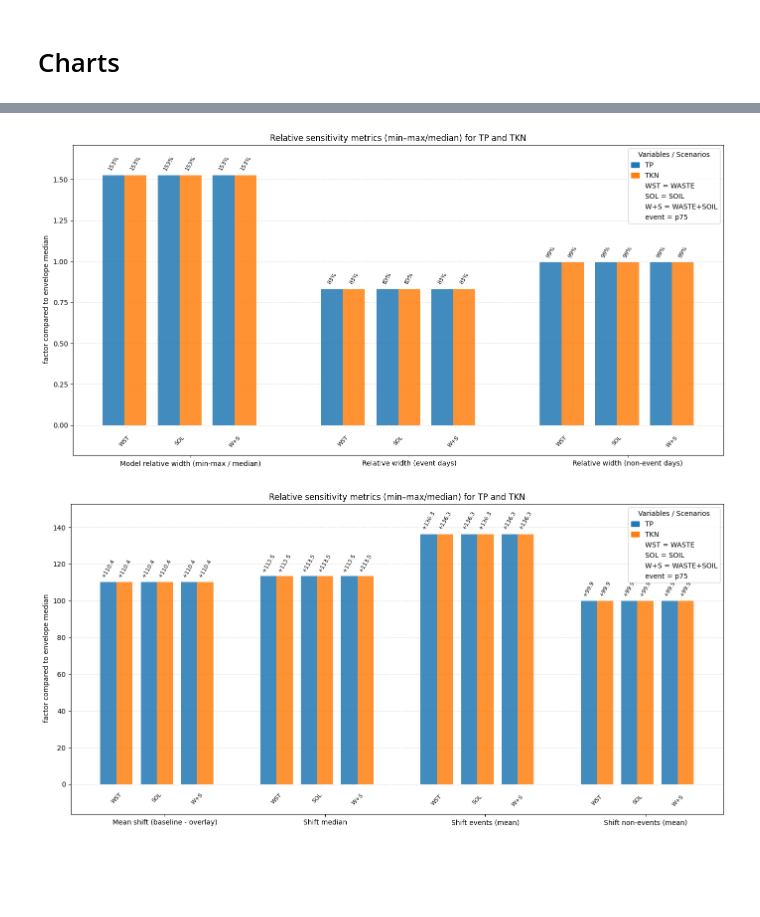
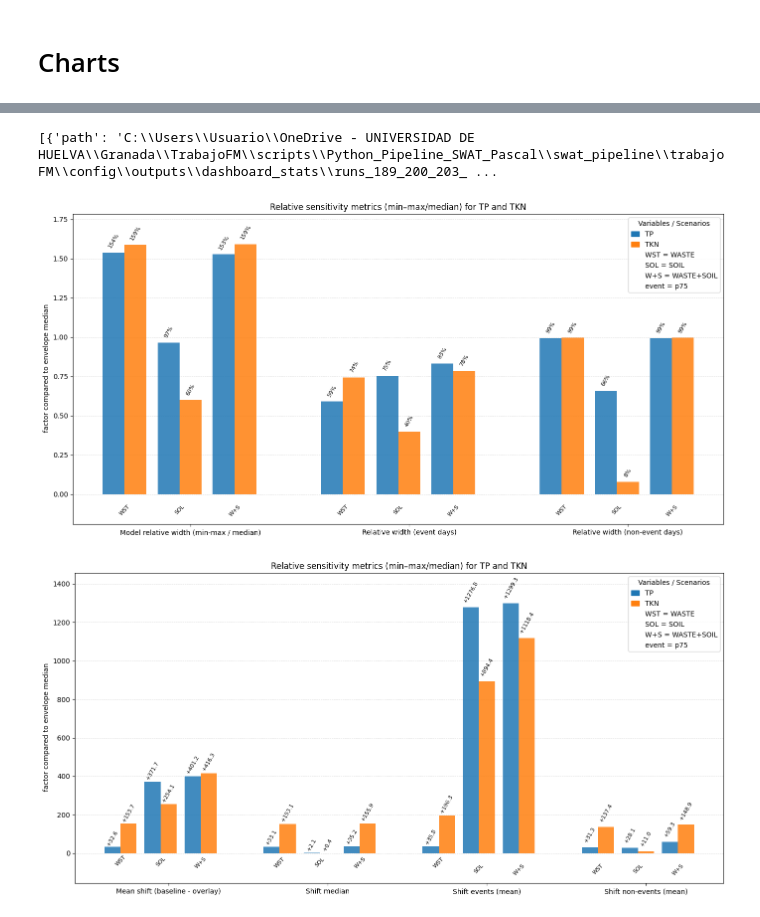
Before and after one commit to bvorak/swat_pipeline, a Jupyter notebook: trabajoFM/notebooks/04_sensitivity_stats.ipynb, the cells around one changed output, grey strips where cells are left out. Drawn from its saved outputs; the diff is of its cells as text; code cells hidden in the pictures; blank space fills up the shorter version.

```diff
--- a/trabajoFM/notebooks/04_sensitivity_stats.ipynb
+++ b/trabajoFM/notebooks/04_sensitivity_stats.ipynb
@@ -979,3 +1212,7 @@ example_semantic_label_map = {
+# %%
+print(generated_specs)
+# %% [output]
+[{'path': 'C:\\Users\\Usuario\\OneDrive - UNIVERSIDAD DE HUELVA\\Granada\\TrabajoFM\\scripts\\Python_Pipeline_SWAT_Pascal\\swat_pipeline\\trabajoFM\\config\\outputs\\dashboard_stats\\runs_189_200_203_ ...
 # %%
 # Optional: display names (if you want shorter labels); otherwise omit stat_label_map
 
@@ -992,7 +1229,7 @@ ch1_semantic_labels = [
 # - "values": store formatted strings directly and omit '__format'.
 
 ch_1_auto_metrics = build_metrics_dict_from_stat_exports(
-    example_export_specs,
+    generated_specs, #generated_specs, example_export_specs,
     ch1_semantic_labels,
     semantic_label_map=example_semantic_label_map,
     scenario_order=["WASTE", "SOIL", "WASTE+SOIL"],
@@ -1027,7 +1264,7 @@ fig, ax = plot_nested_sensitivity_bars(
     #stat_label_map=stat_display_names
 )
 # %% [output]
-[figure, old version]
+[figure, new version]
 # %%
 # Optional: display names (if you want shorter labels); otherwise omit stat_label_map
 
@@ -1045,7 +1282,7 @@ ch2_semantic_labels = [
 # - "values": store formatted strings directly and omit '__format'.
 
 ch_2_auto_metrics = build_metrics_dict_from_stat_exports(
-    example_export_specs,
+    generated_specs, #generated_specs, example_export_specs,
     ch2_semantic_labels,
     semantic_label_map=example_semantic_label_map,
     scenario_order=["WASTE", "SOIL", "WASTE+SOIL"],
@@ -1053,34 +1290,34 @@ ch_2_auto_metrics = build_metrics_dict_from_stat_exports(
     format_mode="metadata",
     #format_mode="values",
     verbose=False,
  )
 
 
 
 
 
 stat_display_names = {k: k for k in stats["metrics"].keys()}
 
 fig, ax = plot_nested_sensitivity_bars(
     ch_2_auto_metrics,  # or ch_2,
     # stats_order=stats_order_first_ch,  # optional
     title="Relative sensitivity metrics (min–max/median) for TP and TKN",
     y_label=" factor compared to envelope median",
     figsize=(14, 7),
     abbreviations={"WASTE": "WST", "SOIL": "SOL", "WASTE+SOIL": "W+S", "p75":"event"},
     #value_format=lambda v: f"{v:.1f}",   # or omit and use annotate_decimals
     #annotate_decimals=2,
     #format_map=format_val,
     #bar_alpha=0.85,
     annotate_rotation=60,
     #scenario_label_rotation=45,
     #scenario_spacing=0.06,
     #bar_width=0.12,
     #bottom_margin_for_labels=0.12,
     #stat_label_map=stat_display_names
 )
 # %% [output]
-[figure, old version]
+[figure, new version]
 # %%
 three_metric_specs = [
     {"title": "Min/Max Coverage (observations inside envelope)"},
```
Also changed, not shown: parts of 4 cells of this notebook, 4 other files.
